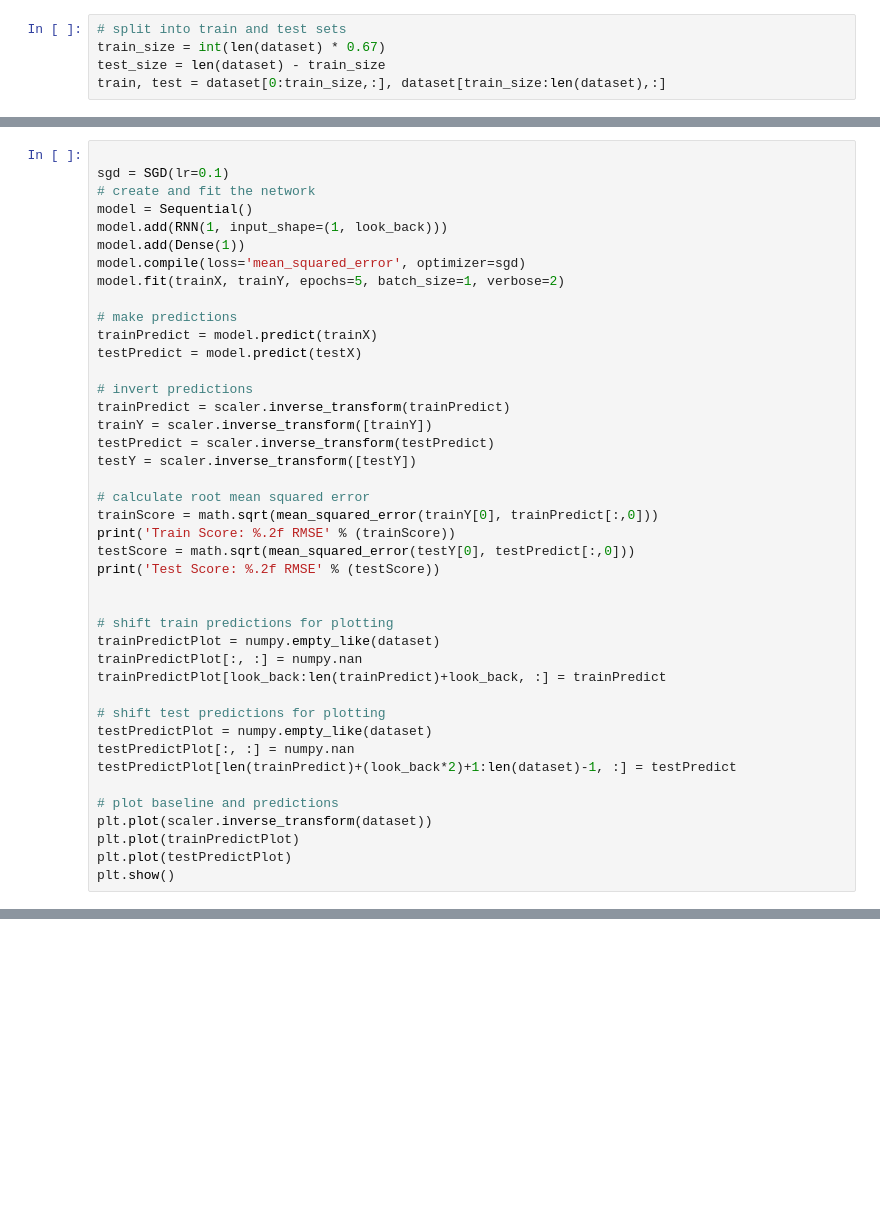
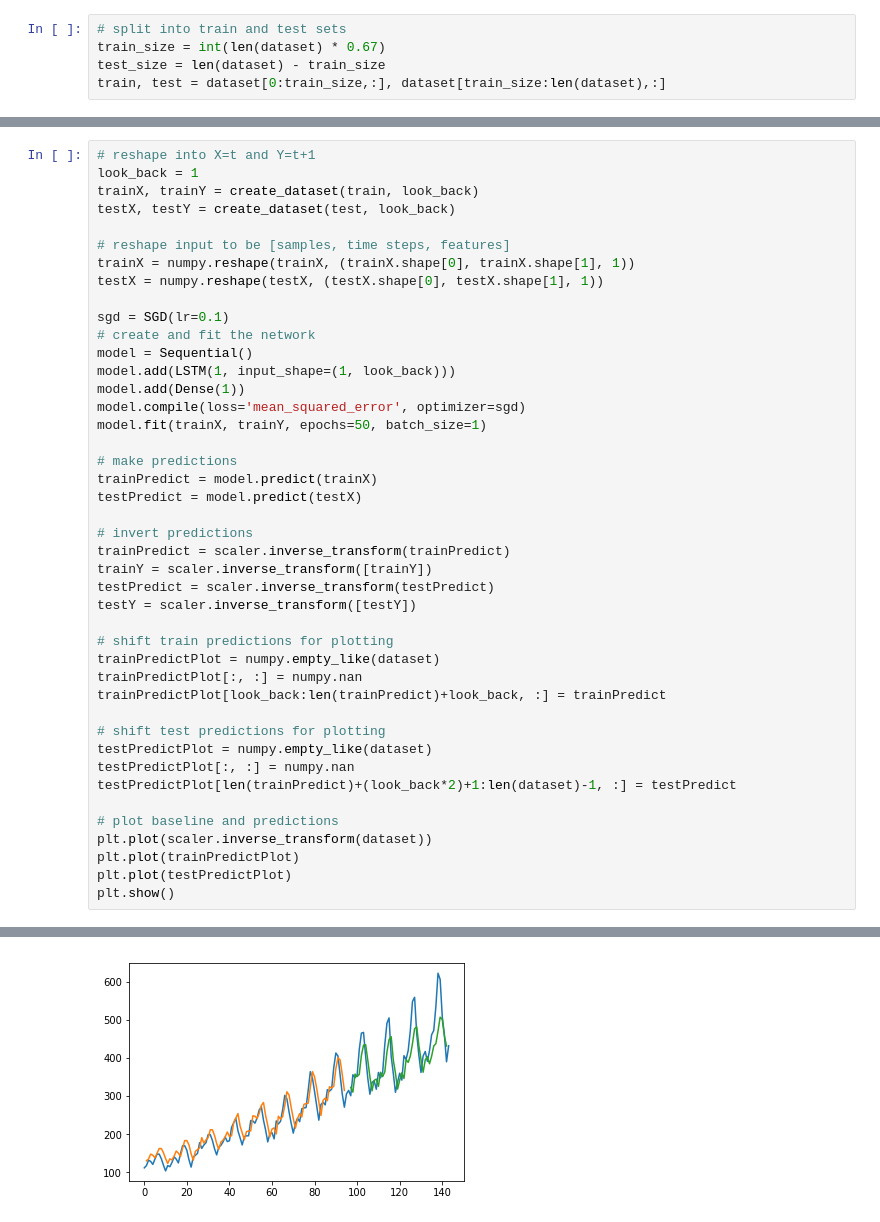
Before and after one commit to lukas/ml-class, a Jupyter notebook: keras-lstm/TimeSeries.ipynb, the cells around one changed output, grey strips where cells are left out. Cells and saved outputs as stored; diff of their text form; blank space fills up the shorter version.

```diff
--- a/keras-lstm/TimeSeries.ipynb
+++ b/keras-lstm/TimeSeries.ipynb
@@ -44,12 +40,20 @@ testX = numpy.reshape(testX, (testX.shape[0], testX.shape[1], 1))
 # %%
+# reshape into X=t and Y=t+1
+look_back = 1
+trainX, trainY = create_dataset(train, look_back)
+testX, testY = create_dataset(test, look_back)
+
+# reshape input to be [samples, time steps, features]
+trainX = numpy.reshape(trainX, (trainX.shape[0], trainX.shape[1], 1))
+testX = numpy.reshape(testX, (testX.shape[0], testX.shape[1], 1))
 
 sgd = SGD(lr=0.1)
 # create and fit the network
 model = Sequential()
-model.add(RNN(1, input_shape=(1, look_back)))
+model.add(LSTM(1, input_shape=(1, look_back)))
 model.add(Dense(1))
 model.compile(loss='mean_squared_error', optimizer=sgd)
-model.fit(trainX, trainY, epochs=5, batch_size=1, verbose=2)
+model.fit(trainX, trainY, epochs=50, batch_size=1)
 
 # make predictions
 trainPredict = model.predict(trainX)
@@ -60,13 +64,6 @@ trainPredict = scaler.inverse_transform(trainPredict)
 trainY = scaler.inverse_transform([trainY])
 testPredict = scaler.inverse_transform(testPredict)
 testY = scaler.inverse_transform([testY])
-
-# calculate root mean squared error
-trainScore = math.sqrt(mean_squared_error(trainY[0], trainPredict[:,0]))
-print('Train Score: %.2f RMSE' % (trainScore))
-testScore = math.sqrt(mean_squared_error(testY[0], testPredict[:,0]))
-print('Test Score: %.2f RMSE' % (testScore))
-
 
 # shift train predictions for plotting
 trainPredictPlot = numpy.empty_like(dataset)
@@ -87,0 +101 @@ ValueError: ('`cell` should have a `call` method. The RNN was passed:', 1)
+[figure, added]
```
Also changed, not shown: parts of 4 cells of this notebook.
